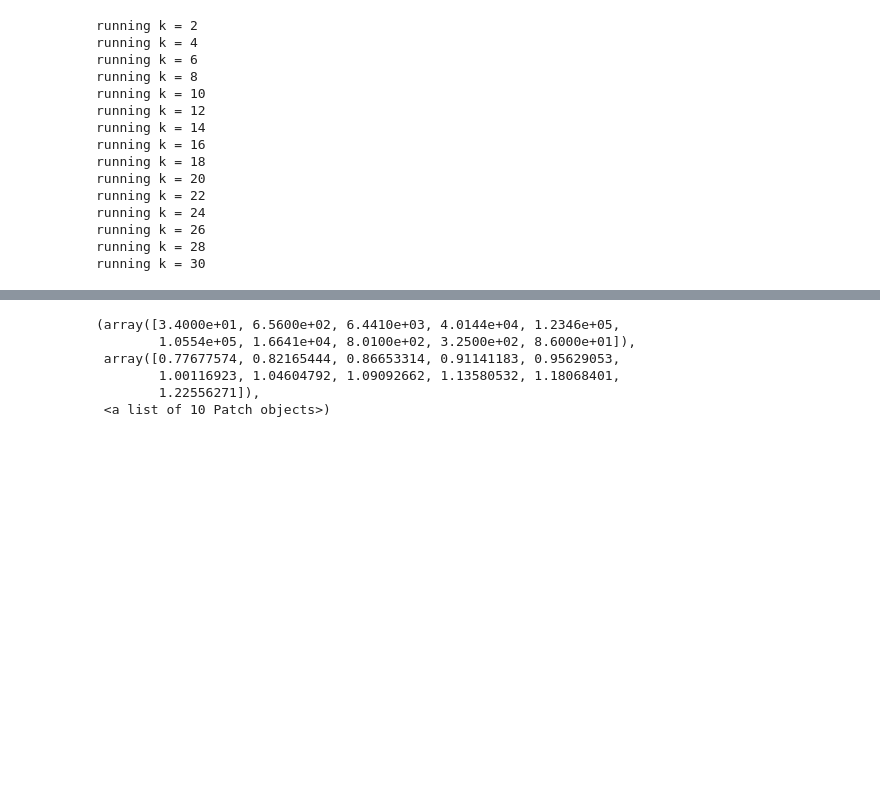
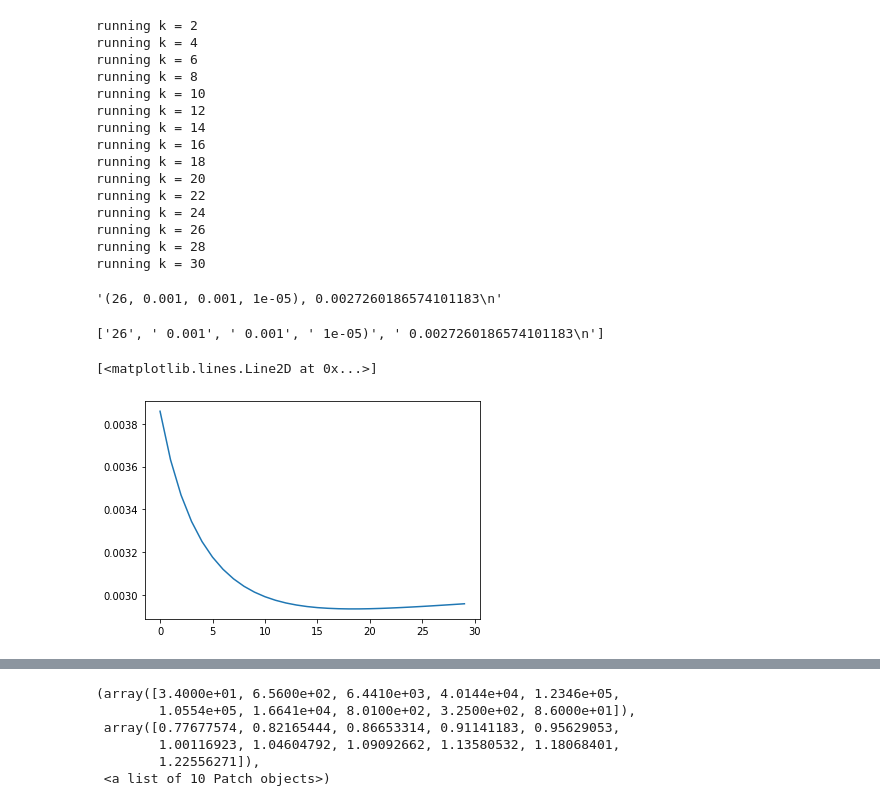
Before and after one commit to MartinBagaram/RecommendationSystem_MF-, a Jupyter notebook: notebooks/data_exploration.ipynb, the cells around one changed output, grey strips where cells are left out. Saved outputs shown, nothing was run; the diff lists cells and outputs as text; code cells hidden in the pictures; blank space fills up the shorter version.

Commit message:
tested the best parameters on four splits

```diff
--- a/notebooks/data_exploration.ipynb
+++ b/notebooks/data_exploration.ipynb
@@ -203,3 +205,11 @@ running k = 24
 running k = 26
 running k = 28
 running k = 30
+# %%
+line
+# %% [output]
+'(26, 0.001, 0.001, 1e-05), 0.0027260186574101183\n'
+# %%
+line[1:].split(',')
+# %% [output]
+['26', ' 0.001', ' 0.001', ' 1e-05)', ' 0.0027260186574101183\n']
@@ -205,0 +240,8 @@ running k = 30
+# %%
+mf = MF(train_df.values, 26, 0.001, 0.001, 300, 1e-05, test=test_df.values)
+training_process, test_process = mf.train()
+# %%
+plt.plot(test_process)
+# %% [output]
+[<matplotlib.lines.Line2D at 0x...>]
+[figure, added]
```
Also changed, not shown: parts of 8 cells of this notebook, 5 other files.
